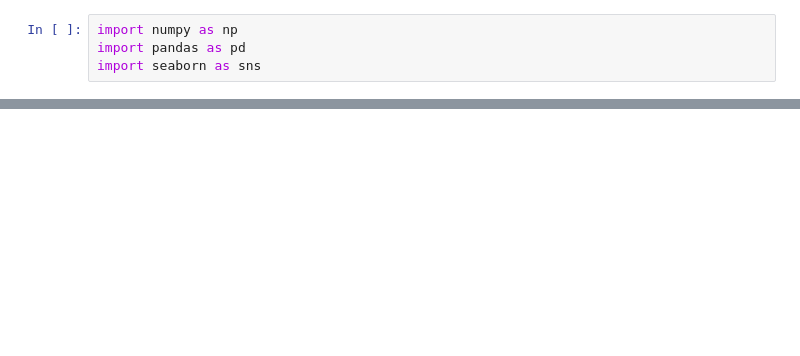
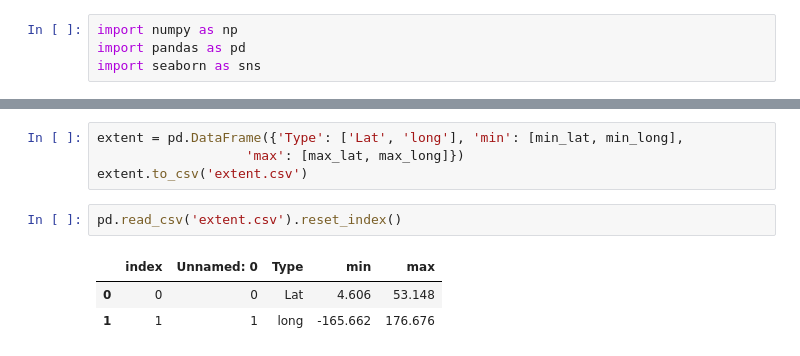
Before and after one commit to alyghanson/migration, a Jupyter notebook: whales/whales.ipynb, the cells around one changed output, grey strips where cells are left out. Saved outputs shown, nothing was run; the diff lists cells and outputs as text; blank space fills up the shorter version.

Commit message:
Created extent for gage

```diff
--- a/whales/whales.ipynb
+++ b/whales/whales.ipynb
@@ -58,0 +43,10 @@ sns.histplot(whale_df[whale_df['tag-local-identifier'] == '2008CR-ST15-01388'].t
+# %%
+extent = pd.DataFrame({'Type': ['Lat', 'long'], 'min': [min_lat, min_long],
+                   'max': [max_lat, max_long]})
+extent.to_csv('extent.csv')
+# %%
+pd.read_csv('extent.csv').reset_index()
+# %% [output]
+|  | index | Unnamed: 0 | Type | min | max |
+| 0 | 0 | 0 | Lat | 4.606 | 53.148 |
+| 1 | 1 | 1 | long | -165.662 | 176.676 |
```
Also changed, not shown: parts of 10 cells of this notebook, 6 other files.
